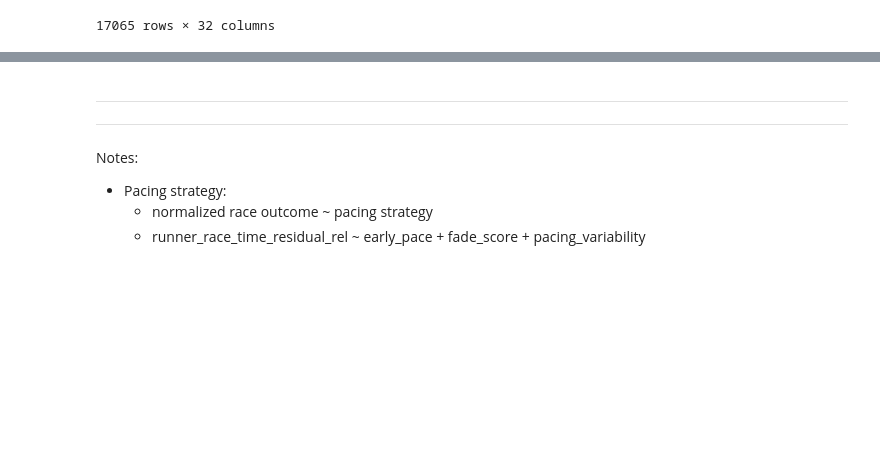
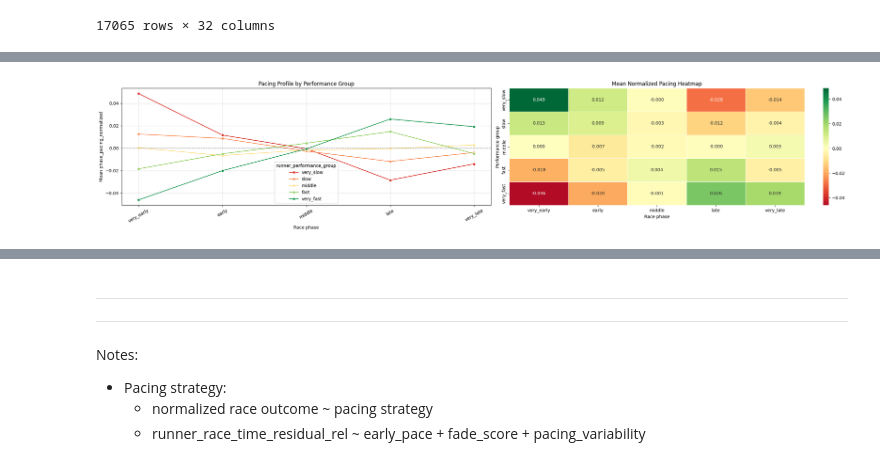
Before and after one commit to 1312Bravo/Path-To-UTMB, a Jupyter notebook: pacing_strategy/research.ipynb, the cells around one changed output, grey strips where cells are left out. Drawn from its saved outputs; the diff is of its cells as text; code cells hidden in the pictures; blank space fills up the shorter version.

```diff
--- a/pacing_strategy/research.ipynb
+++ b/pacing_strategy/research.ipynb
@@ -1996,0 +1957,62 @@ display(performance_group_pacing_summary_df)
+# %%
+# Plot - Performance group x Race phase
+
+fig, ax = plt.subplots(1, 2, figsize = (25, 5))
+
+# Race phase x Performance group
+performance_group_palette = {
+    "very_slow": "#d73027",
+    "slow": "#fc8d59",
+    "middle": "#fee08b",
+    "fast": "#91cf60",
+    "very_fast": "#1a9850",
+}
+
+sns.lineplot(
+    data = performance_group_pacing_summary_df,
+    x = "race_phase",
+    y = "phase_pacing_mean",
+    hue = "runner_performance_group",
+    hue_order = runner_performance_group_labels,
+    palette = performance_group_palette,
+    marker = "o",
+    linewidth = 1.5,
+    ax = ax[0],
+)
+ax[0].axhline(0, color = "black", linestyle = "--", linewidth = 1)
+ax[0].set_title("Pacing Profile by Performance Group")
+ax[0].set_xlabel("Race phase")
+ax[0].set_ylabel("Mean phase_pacing_normalized")
+ax[0].tick_params(axis = "x", rotation = 30)
+ax[0].grid(alpha = 0.4)
+
+# 2. Heatmap - How much of relative time does runner in each performance group spend in each race phase
+heatmap_df = (
+    performance_group_pacing_summary_df
+    .pivot(
+        index = "runner_performance_group",
+        columns = "race_phase",
+        values = "phase_pacing_mean",
+    )
+)
+
+sns.heatmap(
+    heatmap_df,
+    annot = True,
+    fmt = ".3f",
+    center = 0,
+    cmap = "RdYlGn",
+    linewidths = 0.5,
+    ax = ax[1],
+)
+ax[1].set_title("Mean Normalized Pacing Heatmap")
+ax[1].set_xlabel("Race phase")
+ax[1].set_ylabel("Performance group")
+
+plt.tight_layout()
+plt.show()
+
+# Very fast runners are negative early, positive late.
+# Very slow runners are positive early, negative late.
+# %% [output]
+[figure, added]
```
Also changed, not shown: parts of 17 cells of this notebook, 1 other file.
